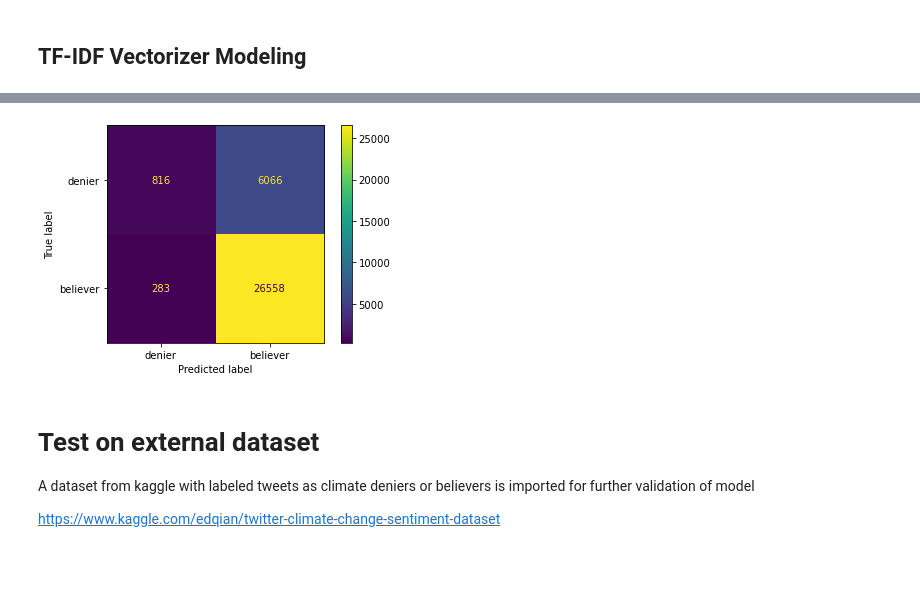
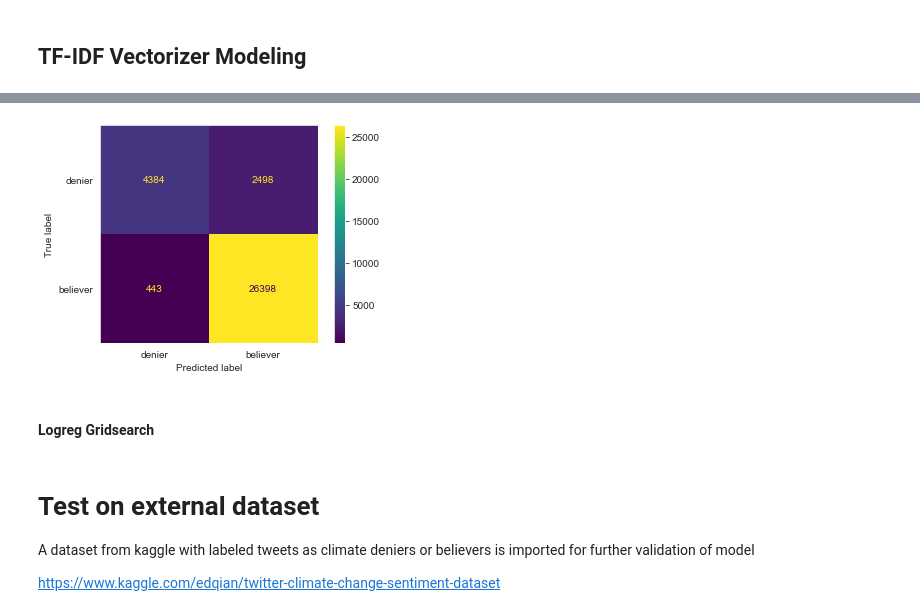
Before and after one commit to JoeBrowz/climate-prop, a Jupyter notebook: liberal_agenda.ipynb, the cells around one changed output, grey strips where cells are left out. Cells and saved outputs as stored; diff of their text form; code cells hidden in the pictures; blank space fills up the shorter version.

```diff
--- a/liberal_agenda.ipynb
+++ b/liberal_agenda.ipynb
@@ -8,14 +8,15 @@ import matplotlib.pyplot as plt
 import re
 import time
 import matplotlib.pyplot as plt
+import seaborn as sns
+sns.set_style('darkgrid')
 %matplotlib inline
 
-from langdetect import detect
-from googletrans import Translator
+from wordcloud import WordCloud, STOPWORDS
+import matplotlib.colors as mcolors
 
 import nltk
 # nltk.download('wordnet')
-
 from nltk.stem import WordNetLemmatizer
 from nltk.corpus import stopwords
 import string
@@ -33,8 +34,8 @@ from tensorflow.keras import layers
 from tensorflow.keras.metrics import BinaryAccuracy, Recall, AUC
 tf.get_logger().setLevel('ERROR')
 
-
 from sklearn.pipeline import Pipeline
+from sklearn.linear_model import LogisticRegression
 from sklearn.model_selection import train_test_split, GridSearchCV
 from sklearn.feature_extraction.text import TfidfVectorizer, CountVectorizer, TfidfTransformer
 from sklearn.metrics import accuracy_score, f1_score
@@ -233,5 +246,5 @@ thirty year on how well do global warming prediction stand up reasonabledoubt po
 # %%
-X = to_train['full_text'].apply(lambda x: clean_and_lem(x))
-X = X.combine_first(denier_sup['full_text'].apply(lambda x: clean_and_lem(x))).reset_index()
+X = to_train['full_text'].combine_first(denier_sup['full_text']).reset_index()
 X = X.drop(columns='index')['full_text']
+X = X.map(clean_and_lem)
 # %%
@@ -320,7 +357,7 @@ gridsearch.score(X_test, y_test)
 # %%
 # generate predictions
-y_pred_train = gridsearch.predict(X_train)
-y_pred = gridsearch.predict(X_test)
+y_pred_train = rf_gridsearch.predict(X_train)
+y_pred = rf_gridsearch.predict(X_test)
 # %%
 # compare F1 and Accuracy scores to check for overfitting
 print(f'Train Accuracy: {round(accuracy_score(y_train, y_pred_train), 4)}')
@@ -337,6 +374,11 @@ Test F1 Score:  0.8932
 # %%
 # visualize confusion matrix for test data
 con_mat = confusion_matrix(y_test, y_pred)
-display = ConfusionMatrixDisplay(con_mat, display_labels=['denier', 'believer']).plot()
+
+ConfusionMatrixDisplay(con_mat, display_labels=['denier', 'believer']).plot()
+plt.grid(b=None)
+plt.show()
 # %% [output]
-[figure, old version]
+[figure, new version]
+# %% [markdown]
+#### Logreg Gridsearch
```
Also changed, not shown: parts of 54 cells of this notebook, 2 other files.
